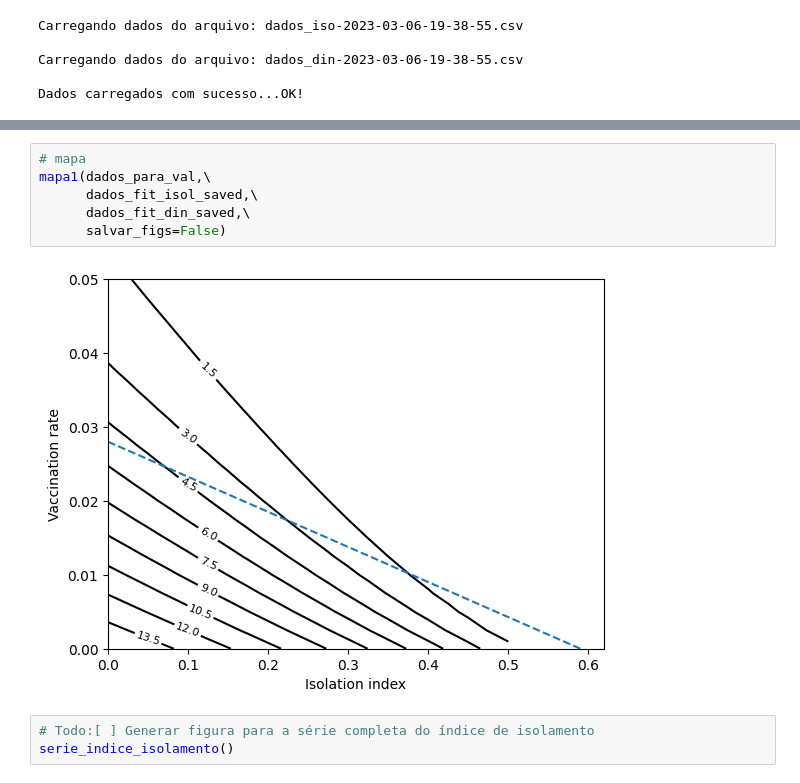
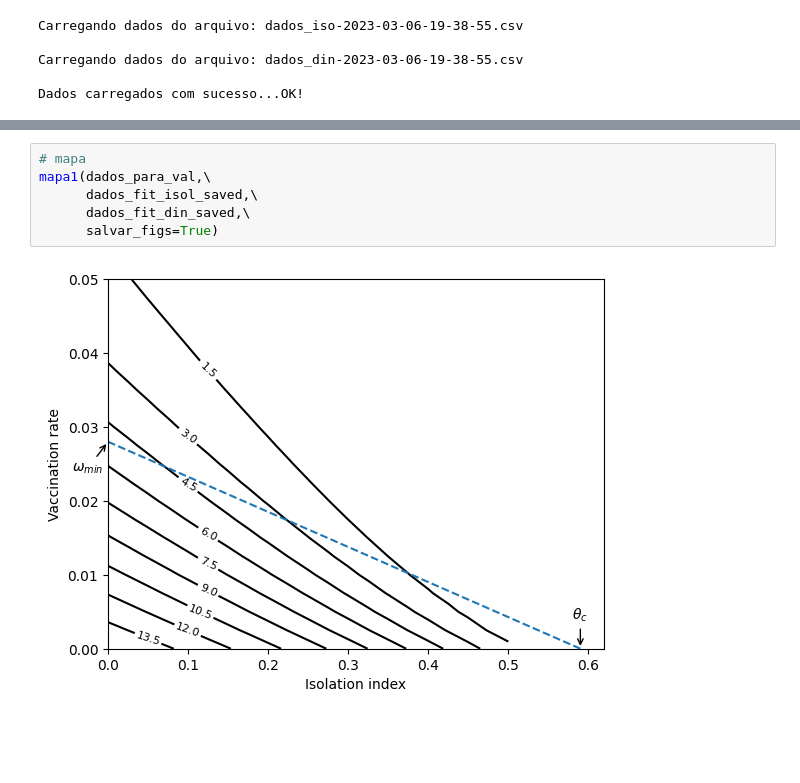
Before and after one commit to dferruzzo/Covid-19-version2, a Jupyter notebook: main.ipynb, the cells around one changed output, grey strips where cells are left out. Saved outputs shown, nothing was run; the diff lists cells and outputs as text; blank space fills up the shorter version.

Commit message:
Still working in the plots.

```diff
--- a/main.ipynb
+++ b/main.ipynb
@@ -149,11 +83,8 @@ simulations(dados_para_fit,\
 # %%
 # mapa
 mapa1(dados_para_val,\
       dados_fit_isol_saved,\
       dados_fit_din_saved,\
-      salvar_figs=False)
+      salvar_figs=True)
 # %% [output]
-[figure, old version]
+[figure, new version]
-# %%
-# Todo:[ ] Generar figura para a série completa do índice de isolamento
-serie_indice_isolamento()
```
Also changed, not shown: parts of 5 cells of this notebook, 3 other files.
